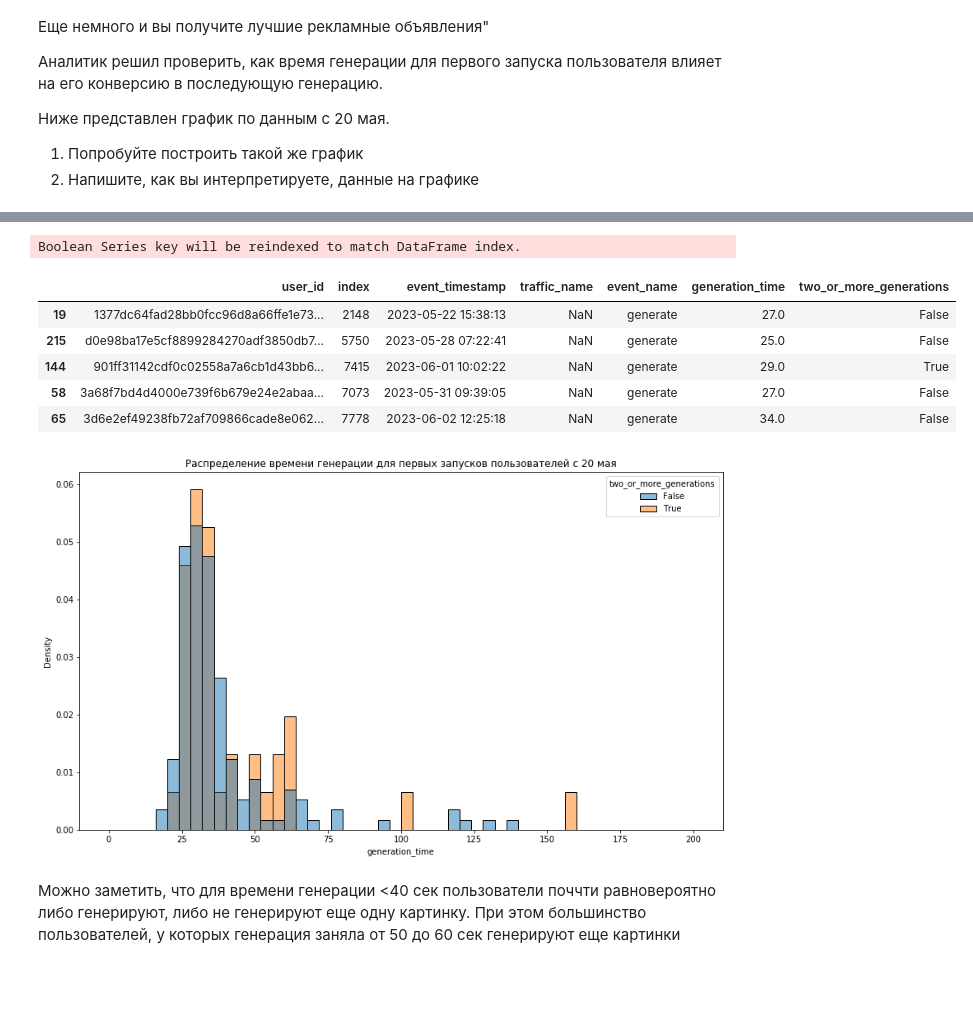
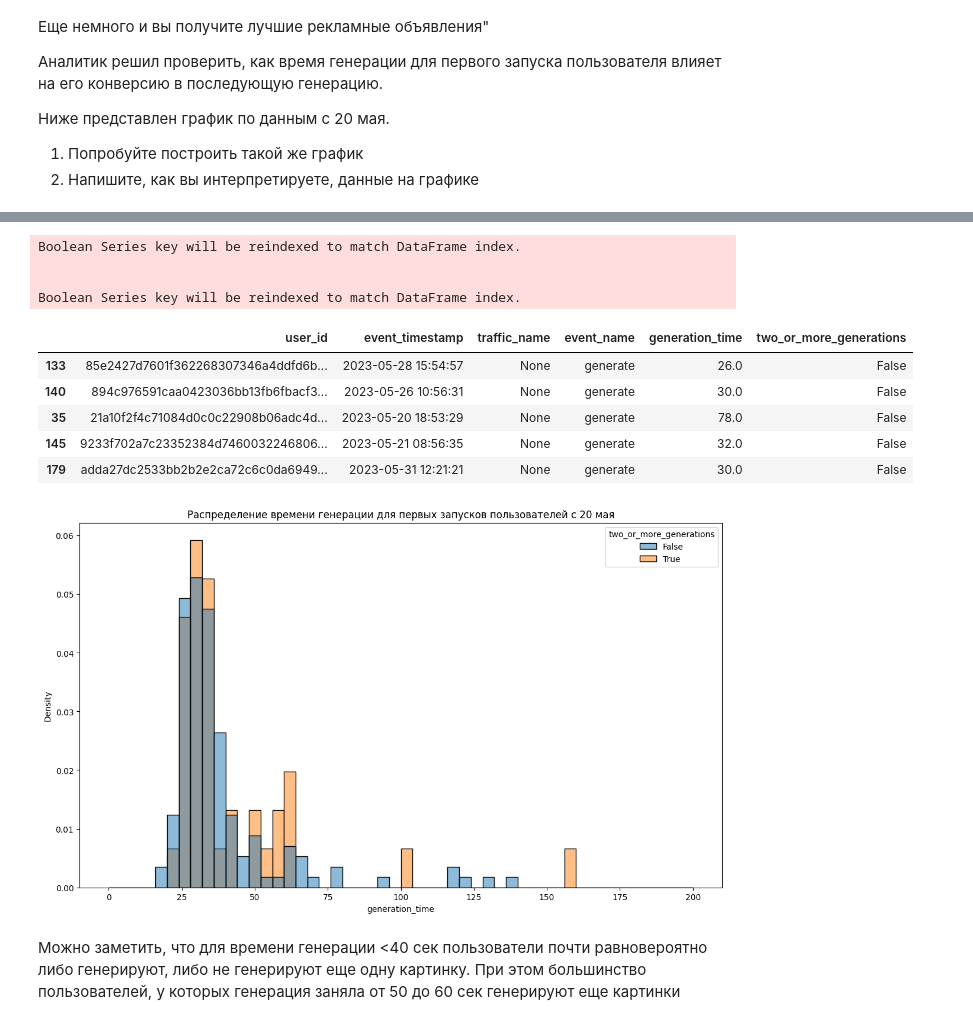
Before and after one commit to deouron/Yandex_product_analytics, a Jupyter notebook: Домашнее задание 2 (воронки, прогнозирование)/Часть 1/homework2.ipynb, the cells around one changed output, grey strips where cells are left out. Saved outputs shown, nothing was run; the diff lists cells and outputs as text; code cells hidden in the pictures; blank space fills up the shorter version.

```diff
--- a/Домашнее задание 2 (воронки, прогнозирование)/Часть 1/homework2.ipynb
+++ b/Домашнее задание 2 (воронки, прогнозирование)/Часть 1/homework2.ipynb
@@ -281,29 +281,32 @@ fig.show()
 # %%
 import seaborn as sns
 import matplotlib.pyplot as plt
 
 pre_may_users = data[data['event_name'] == 'generate'][data['event_timestamp']
                     .dt.date < pd.to_datetime('2023-05-20').date()]['user_id'].unique()
 
-filtered_data = filtered_data[~filtered_data['user_id'].isin(pre_may_users)][filtered_data['event_timestamp']
+filtered_data = data[~data['user_id'].isin(pre_may_users)][data['event_timestamp']
                             .dt.date >= pd.to_datetime('2023-05-20').date()].reset_index(drop=True)
 
 res = filtered_data[filtered_data['event_name'] == 'generate'].drop_duplicates('user_id').reset_index(drop=True)
 
 res['two_or_more_generations'] = res['user_id'].isin(filtered_data[filtered_data['event_name'] == 'generate']
     .groupby('user_id').filter(lambda x: len(x) >= 2)['user_id']).reset_index(drop=True)
 
 res = res.groupby('user_id').first().reset_index()
 res.dropna(subset=['generation_time'], inplace=True)
 res.sample(5)
 # %% [output]
 Boolean Series key will be reindexed to match DataFrame index.
+
+
+Boolean Series key will be reindexed to match DataFrame index.
-|  | user_id | index | event_timestamp | traffic_name | event_name | generation_time | two_or_more_generations |
-| 19 | 1377dc64fad28bb0fcc96d8a66ffe1e73... | 2148 | 2023-05-22 15:38:13 | NaN | generate | 27.0 | False |
-| 215 | d0e98ba17e5cf8899284270adf3850db7... | 5750 | 2023-05-28 07:22:41 | NaN | generate | 25.0 | False |
-| 144 | 901ff31142cdf0c02558a7a6cb1d43bb6... | 7415 | 2023-06-01 10:02:22 | NaN | generate | 29.0 | True |
-| 58 | 3a68f7bd4d4000e739f6b679e24e2abaa... | 7073 | 2023-05-31 09:39:05 | NaN | generate | 27.0 | False |
-| 65 | 3d6e2ef49238fb72af709866cade8e062... | 7778 | 2023-06-02 12:25:18 | NaN | generate | 34.0 | False |
+|  | user_id | event_timestamp | traffic_name | event_name | generation_time | two_or_more_generations |
+| 133 | 85e2427d7601f362268307346a4ddfd6b... | 2023-05-28 15:54:57 | None | generate | 26.0 | False |
+| 140 | 894c976591caa0423036bb13fb6fbacf3... | 2023-05-26 10:56:31 | None | generate | 30.0 | False |
+| 35 | 21a10f2f4c71084d0c0c22908b06adc4d... | 2023-05-20 18:53:29 | None | generate | 78.0 | False |
+| 145 | 9233f702a7c23352384d7460032246806... | 2023-05-21 08:56:35 | None | generate | 32.0 | False |
+| 179 | adda27dc2533bb2b2e2ca72c6c0da6949... | 2023-05-31 12:21:21 | None | generate | 30.0 | False |
 # %%
 plt.figure(figsize=(14, 8))
 sns.histplot(data=res, x='generation_time', hue='two_or_more_generations', stat='density',
@@ -313,6 +316,6 @@ plt.ylabel('Density')
 plt.title('Распределение времени генерации для первых запусков пользователей с 20 мая')
 plt.show()
 # %% [output]
-[figure, old version]
+[figure, new version]
 # %% [markdown]
-Можно заметить, что для времени генерации <40 сек пользователи поччти равновероятно либо генерируют, либо не генерируют еще одну картинку. При этом большинство пользователей, у которых генерация заняла от 50 до 60 сек генерируют еще картинки
+Можно заметить, что для времени генерации <40 сек пользователи почти равновероятно либо генерируют, либо не генерируют еще одну картинку. При этом большинство пользователей, у которых генерация заняла от 50 до 60 сек генерируют еще картинки
```
Also changed, not shown: parts of 2 cells of this notebook, 1 other file.
